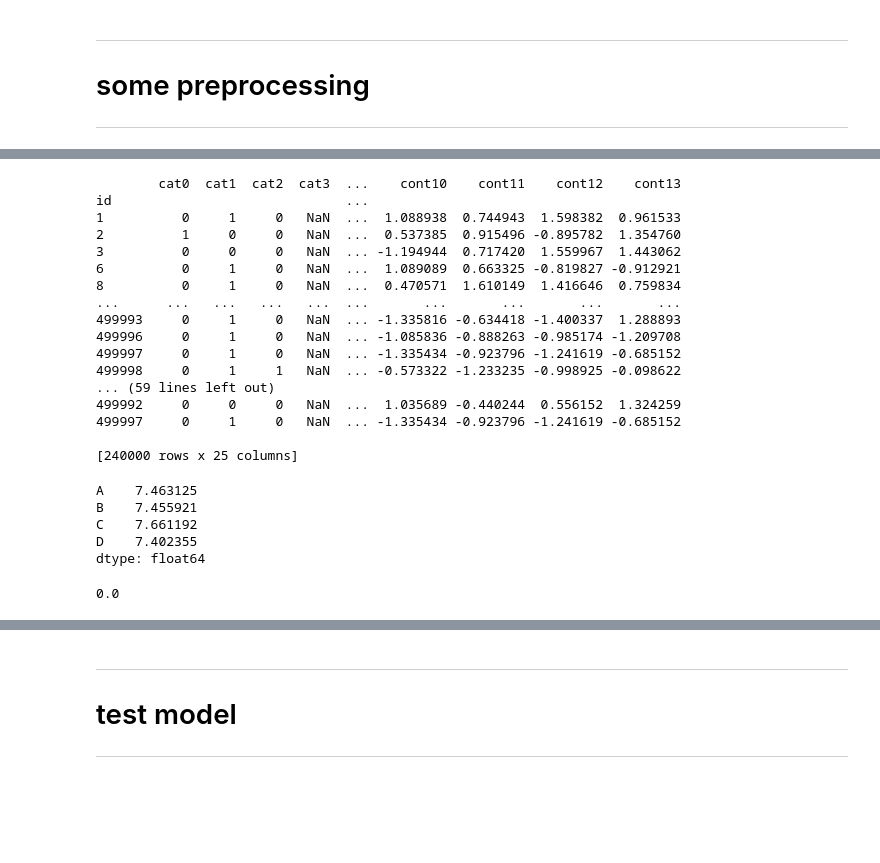
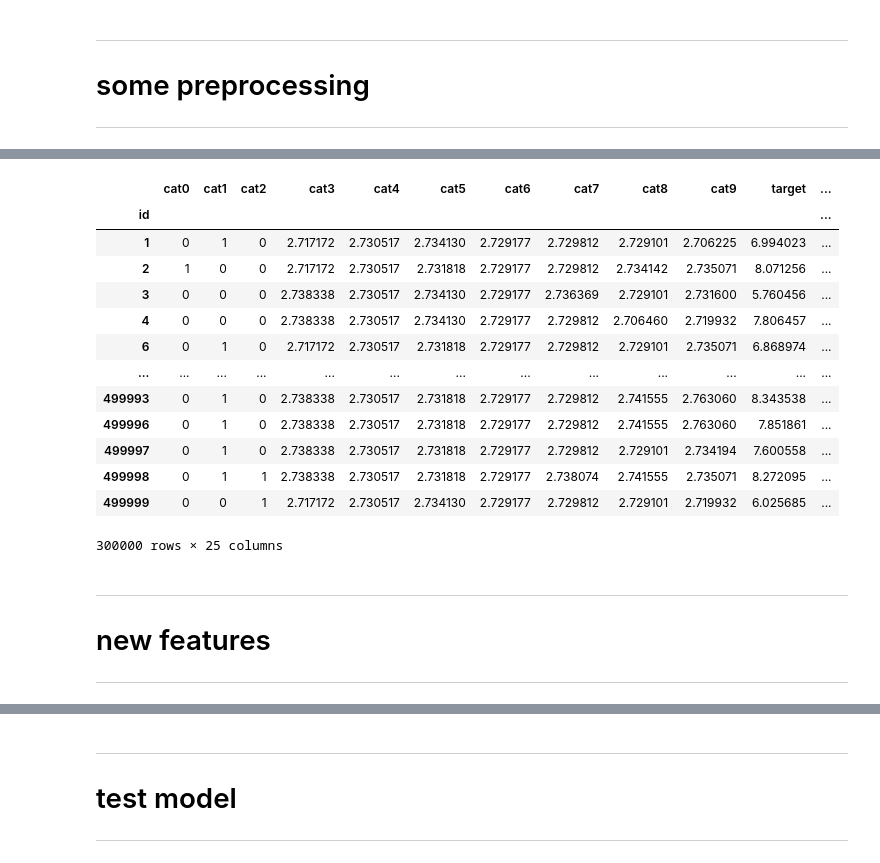
Before and after one commit to Roudranil/competitions, a Jupyter notebook: Kaggle/Tabular Playground Feb/tab_playground_feb.ipynb, the cells around one changed output, grey strips where cells are left out. Cells and saved outputs as stored; diff of their text form; code cells hidden in the pictures; blank space fills up the shorter version.

```diff
--- a/Kaggle/Tabular Playground Feb/tab_playground_feb.ipynb
+++ b/Kaggle/Tabular Playground Feb/tab_playground_feb.ipynb
@@ -226,31 +153,0 @@ means = means + pd.Series(X_tr.groupby(col)['target'].mean())
-# %%
-for tr_ind, val_ind in kf.split(y):
-    X_tr = train.iloc[tr_ind]
-    X_val = train.iloc[val_ind]
-    print(X_tr)
-# %% [output]
-        cat0  cat1  cat2  cat3  ...    cont10    cont11    cont12    cont13
-id                              ...
-1          0     1     0   NaN  ...  1.088938  0.744943  1.598382  0.961533
-2          1     0     0   NaN  ...  0.537385  0.915496 -0.895782  1.354760
-3          0     0     0   NaN  ... -1.194944  0.717420  1.559967  1.443062
-6          0     1     0   NaN  ...  1.089089  0.663325 -0.819827 -0.912921
-8          0     1     0   NaN  ...  0.470571  1.610149  1.416646  0.759834
-...      ...   ...   ...   ...  ...       ...       ...       ...       ...
-499993     0     1     0   NaN  ... -1.335816 -0.634418 -1.400337  1.288893
-499996     0     1     0   NaN  ... -1.085836 -0.888263 -0.985174 -1.209708
-499997     0     1     0   NaN  ... -1.335434 -0.923796 -1.241619 -0.685152
-499998     0     1     1   NaN  ... -0.573322 -1.233235 -0.998925 -0.098622
-... (59 lines left out)
-499992     0     0     0   NaN  ...  1.035689 -0.440244  0.556152  1.324259
-499997     0     1     0   NaN  ... -1.335434 -0.923796 -1.241619 -0.685152
-
-[240000 rows x 25 columns]
-# %%
-pd.Series(dict(means))
-# %% [output]
-A    7.463125
-B    7.455921
-C    7.661192
-D    7.402355
-dtype: float64
@@ -259,4 +154,25 @@ means = means + pd.Series({'A':1, 'B':1, 'C':1, 'D':1})
-# %%
-means
-# %% [output]
-0.0
+# %%
+train
+# %% [output]
+|  | cat0 | cat1 | cat2 | cat3 | cat4 | cat5 | cat6 | cat7 | cat8 | cat9 | target | ... |
+| id |  |  |  |  |  |  |  |  |  |  |  | ... |
+| 1 | 0 | 1 | 0 | 2.717172 | 2.730517 | 2.734130 | 2.729177 | 2.729812 | 2.729101 | 2.706225 | 6.994023 | ... |
+| 2 | 1 | 0 | 0 | 2.717172 | 2.730517 | 2.731818 | 2.729177 | 2.729812 | 2.734142 | 2.735071 | 8.071256 | ... |
+| 3 | 0 | 0 | 0 | 2.738338 | 2.730517 | 2.734130 | 2.729177 | 2.736369 | 2.729101 | 2.731600 | 5.760456 | ... |
+| 4 | 0 | 0 | 0 | 2.738338 | 2.730517 | 2.734130 | 2.729177 | 2.729812 | 2.706460 | 2.719932 | 7.806457 | ... |
+| 6 | 0 | 1 | 0 | 2.717172 | 2.730517 | 2.731818 | 2.729177 | 2.729812 | 2.729101 | 2.735071 | 6.868974 | ... |
+| ... | ... | ... | ... | ... | ... | ... | ... | ... | ... | ... | ... | ... |
+| 499993 | 0 | 1 | 0 | 2.738338 | 2.730517 | 2.731818 | 2.729177 | 2.729812 | 2.741555 | 2.763060 | 8.343538 | ... |
+| 499996 | 0 | 1 | 0 | 2.738338 | 2.730517 | 2.731818 | 2.729177 | 2.729812 | 2.741555 | 2.763060 | 7.851861 | ... |
+| 499997 | 0 | 1 | 0 | 2.738338 | 2.730517 | 2.731818 | 2.729177 | 2.729812 | 2.729101 | 2.734194 | 7.600558 | ... |
+| 499998 | 0 | 1 | 1 | 2.738338 | 2.730517 | 2.731818 | 2.729177 | 2.738074 | 2.741555 | 2.735071 | 8.272095 | ... |
+| 499999 | 0 | 0 | 1 | 2.717172 | 2.730517 | 2.734130 | 2.729177 | 2.729812 | 2.729101 | 2.719932 | 6.025685 | ... |
+300000 rows × 25 columns
+# %% [markdown]
+
+
+---
+# new features
+
+
+---
```
Also changed, not shown: parts of 25 cells of this notebook.
